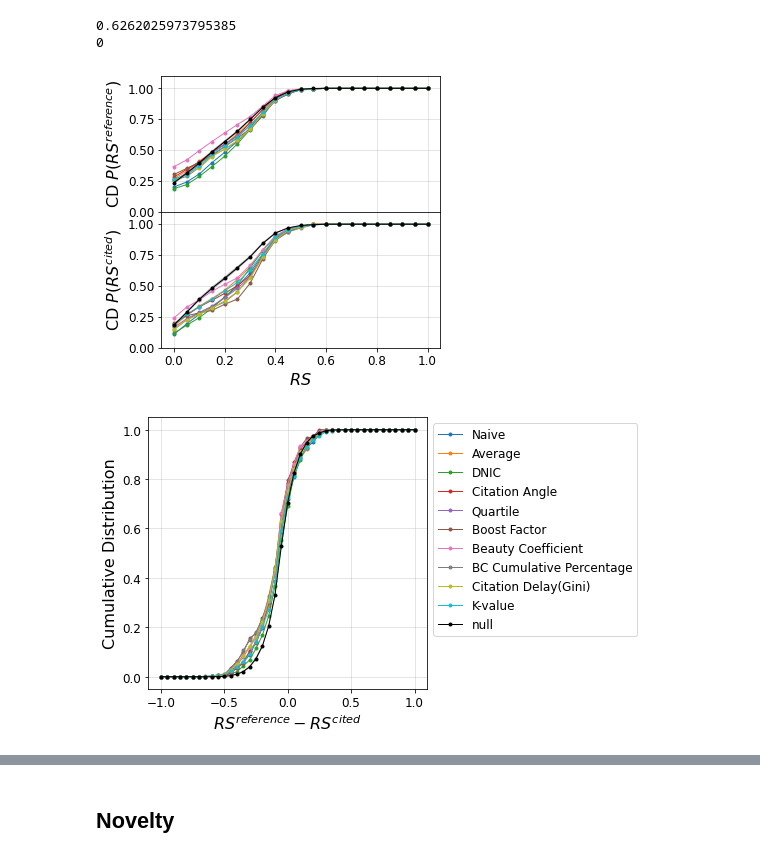
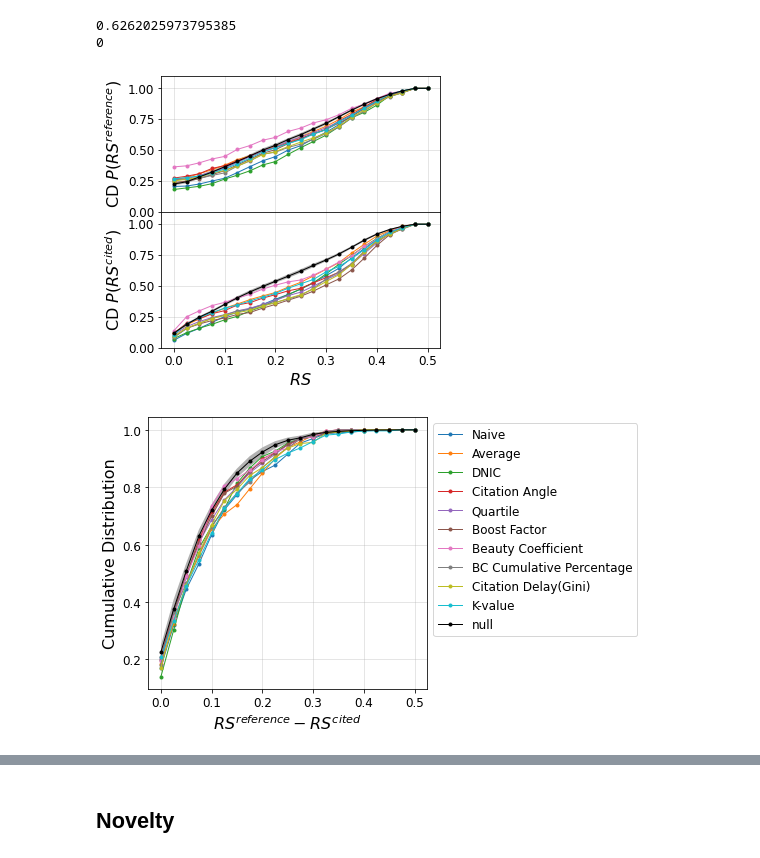
Before and after one commit to TM82/pyhibernator, a Jupyter notebook: notebooks/2_Analysis.ipynb, the cells around one changed output, grey strips where cells are left out. Saved outputs shown, nothing was run; the diff lists cells and outputs as text; code cells hidden in the pictures.

```diff
--- a/notebooks/2_Analysis.ipynb
+++ b/notebooks/2_Analysis.ipynb
@@ -165,29 +160,0 @@ plt.show()
-# %%
-fig,ax  = plt.subplots(figsize=(5,5))
-x = np.arange(11)
-year = 2015
-ys = []
-
-for i,k in enumerate(names_foriter_2):
-    y = ((dic_SBs[k]['c_history_wo_self'].map(np.argmax) + dic_SBs[k]['year']) > year).sum() / len(dic_SBs[k])
-    ys.append(y)
-
-ys_null = []
-for i in dic_SBs_null:
-    y = ((dic_SBs_null[i]['c_history_wo_self'].map(np.argmax) + dic_SBs_null[i]['year']) > year).sum() / len(dic_SBs[k])
-    ys_null.append(y)
-
-y_mean, y_conf_hi, y_conf_low = conf(np.array(ys_null))
-ys.append(y_mean)
-
-ax.bar(x,ys,yerr=[0]*10+[y_conf_hi-y_mean],ecolor='black',label=names_2['null'],color=colors.values(),zorder=10)
-
-
-ax.grid(alpha=0.4)
-ax.tick_params(axis='both',labelsize=12)
-
-ax.set_ylabel('P($t_{peak} >$' + str(year) + ')',fontsize=16)
-ax.set_xticks(range(12))
-ax.set_xticklabels([' ']*12)
-# plt.savefig(SAVE_DIR + f'figs/PHYS/peak_{year}.pdf', bbox_inches="tight", pad_inches=0.05,format='pdf')
-plt.show()
@@ -513,8 +475,8 @@ gs1 = matplotlib.gridspec.GridSpecFromSubplotSpec(nrows=2,ncols=1, subplot_spec=
 ax1 = fig.add_subplot(gs1[0,:])
 ax2 = fig.add_subplot(gs1[1,:], sharex = ax1)
 
-x1 = np.linspace(0,1,21)
-x2 = np.linspace(-1,1,41)
+x1 = np.linspace(0,0.5,21)
+x2 = np.linspace(0,0.5,21)
 
 y_dic = dict()
 y_null_dic = dict()
@@ -578,35 +540,33 @@ ax1.grid(alpha=0.4)
 ax2.grid(alpha=0.4)
 
 ax1.set_ylim(0,1.1)
 ax2.set_ylim(0,1.1)
 
 ax1.tick_params(axis='both',labelsize=12)
 ax2.tick_params(axis='both',labelsize=12)
 
 ax2.set_xlabel('$RS$',fontsize=16)
 plt.subplots_adjust(hspace=.0)
-# plt.savefig(SAVE_DIR+'figs/PHYS/rao_stirling.pdf', bbox_inches="tight", pad_inches=0.05,format='pdf')
 plt.show()
 
 fig,ax = plt.subplots(figsize=(5,5))
 
-x2 = np.linspace(-1,1,41)
+x2 = np.linspace(0,0.5,21)
 
 for k in names_foriter_2:
     ax.plot(x2,y_dic[k],marker=".",label=names_2[k],c=colors[k],linewidth=1)
 
 # null
 ax.plot(x2,y_null_dic['mean'],marker=".",label=names_2['null'],c=colors['null'], linewidth=1)
 ax.fill_between(x2, y_null_dic['conf_hi'],y_null_dic['conf_low'], facecolor=colors['null'],alpha=0.3)
 
 ax.grid(alpha=0.4)
 
 ax.legend(fontsize=12,loc='upper left', bbox_to_anchor=(1,1))
 ax.tick_params(axis='both',labelsize=12)
 ax.set_xlabel('$RS^{reference}-RS^{cited}$',fontsize=16)
 ax.set_ylabel('Cumulative Distribution',fontsize=16)
-# plt.savefig(SAVE_DIR+'figs/PHYS/rao_stirling_ref_cited.pdf', bbox_inches="tight", pad_inches=0.05,format='pdf')
 plt.show()
 # %% [output]
-[figure, old version]
+[figure, new version]
-[figure, old version]
+[figure, new version]
```
Also changed, not shown: parts of 16 cells of this notebook, 3 other files.
